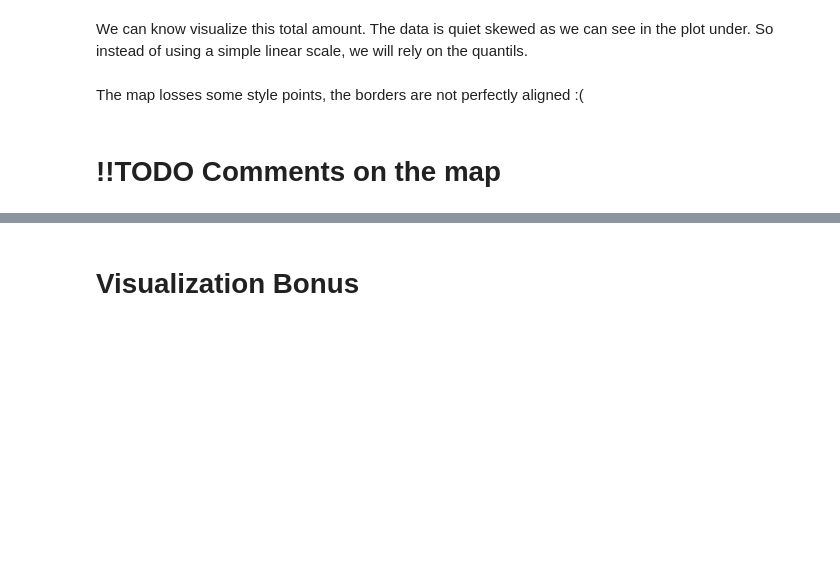
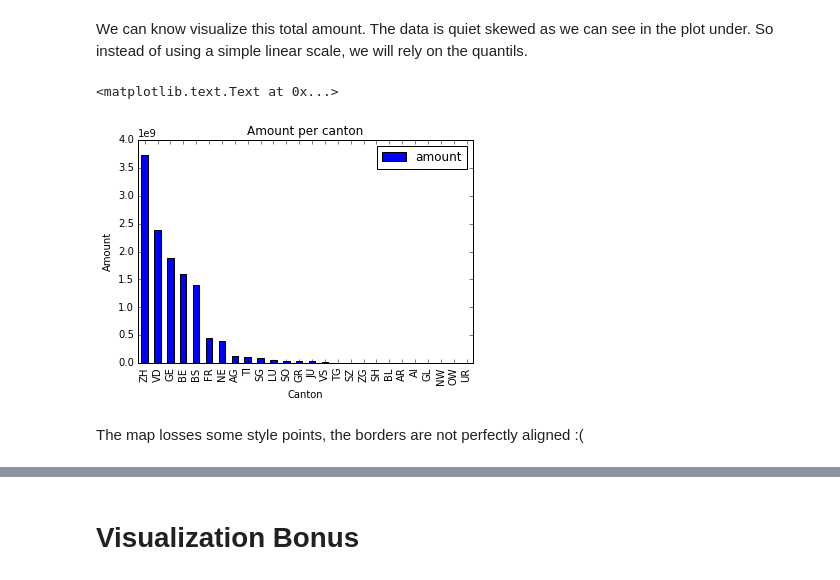
Before and after one commit to onanypoint/ADA-Homework, a Jupyter notebook: 03 - Interactive Viz/Interactive Viz.ipynb, the cells around one changed output, grey strips where cells are left out. Saved outputs shown, nothing was run; the diff lists cells and outputs as text; code cells hidden in the pictures; blank space fills up the shorter version.

```diff
--- a/03 - Interactive Viz/Interactive Viz.ipynb
+++ b/03 - Interactive Viz/Interactive Viz.ipynb
@@ -258,6 +355,9 @@ data.to_csv('P3_GrantExport_meta.csv')
 # %%
 # Load back the dataset if needed
 data = pd.read_csv('P3_GrantExport_meta.csv', index_col = [0])
+cols = {'Project Title' : 'title',
+        'University' : 'university',
+        'Approved Amount' : 'amount'}
 data = data.rename(columns=cols)
 data.amount = pd.to_numeric(data.amount, errors='coerce')
 data.head(2)
@@ -287,3 +399,11 @@ total_amount.plot.bar()
+# %%
+graph = total_amount.plot.bar()
+graph.set_xlabel('Canton')
+graph.set_ylabel('Amount')
+graph.set_title('Amount per canton')
+# %% [output]
+<matplotlib.text.Text at 0x...>
+[figure, added]
 # %% [markdown]
 The map losses some style points, the borders are not perfectly aligned :(
 # %%
@@ -303,2 +428,0 @@ map
-# %% [markdown]
-# !!TODO Comments on the map
```
Also changed, not shown: parts of 29 cells of this notebook, 3 other files.
